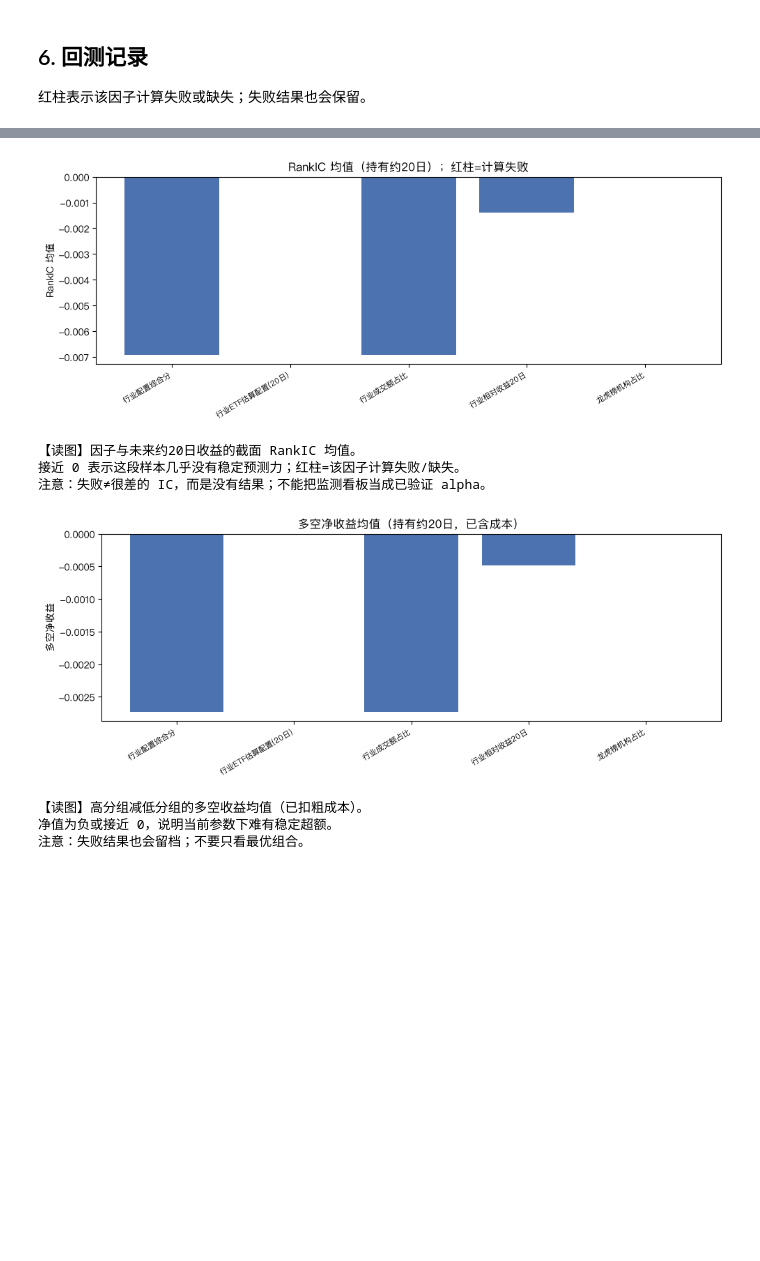
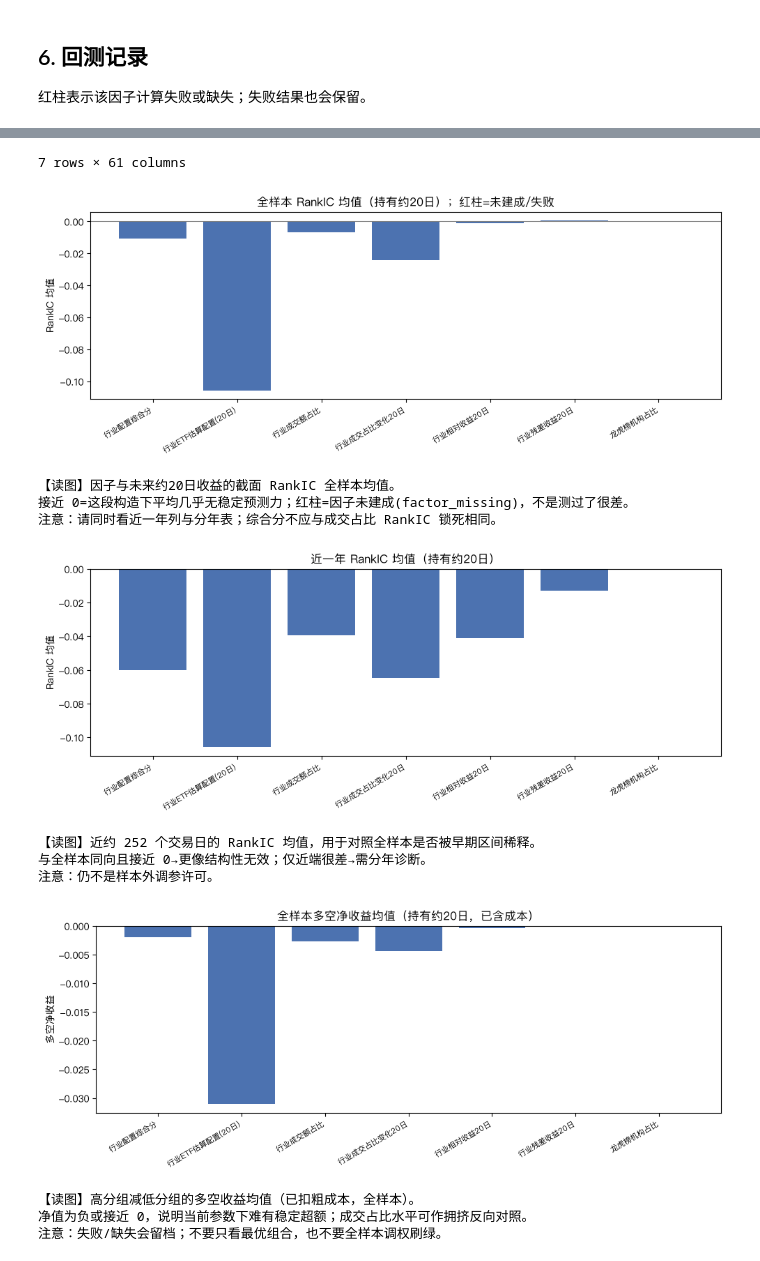
Before and after one commit to TangPiece/qlib, a Jupyter notebook: examples/alloc_v2/dashboard.ipynb, the cells around one changed output, grey strips where cells are left out. Drawn from its saved outputs; the diff is of its cells as text; code cells hidden in the pictures; blank space fills up the shorter version.

```diff
--- a/examples/alloc_v2/dashboard.ipynb
+++ b/examples/alloc_v2/dashboard.ipynb
@@ -255,11 +255,13 @@ entity 为 MARKET/NONE 且值为 0，表示共振未成立。
 红柱表示该因子计算失败或缺失；失败结果也会保留。
 # %%
 bt = swing["backtest"]
+# 区分 missing（未建成）与 evaluated（有 IC，可能接近 0）
 display(bt)
+
 fig = P.plot_backtest_bars(
     bt,
     metric="rank_ic_mean_h20",
-    title="RankIC 均值（持有约20日）；红柱=计算失败",
+    title="全样本 RankIC 均值（持有约20日）；红柱=未建成/失败",
     ylabel="RankIC 均值",
 )
 plt.show()
@@ -267,10 +269,27 @@ P.print_caption("backtest_ic")
 
 fig = P.plot_backtest_bars(
     bt,
+    metric="rank_ic_mean_h20_last252",
+    title="近一年 RankIC 均值（持有约20日）",
+    ylabel="RankIC 均值",
+)
+plt.show()
+P.print_caption("backtest_ic_last252")
+
+fig = P.plot_backtest_bars(
+    bt,
     metric="long_short_net_h20",
-    title="多空净收益均值（持有约20日，已含成本）",
+    title="全样本多空净收益均值（持有约20日，已含成本）",
     ylabel="多空净收益",
 )
 plt.show()
 P.print_caption("backtest_ls")
+
+bt_year = swing.get("backtest_ic_by_year", pd.DataFrame())
+if bt_year is not None and not bt_year.empty:
+    display(bt_year.tail(40))
+bt_corr = swing.get("backtest_factor_corr", pd.DataFrame())
+if bt_corr is not None and not bt_corr.empty:
+    display(bt_corr)
+    P.print_caption("backtest_corr")
 # %% [output]
@@ -283,8 +304,13 @@ P.print_caption("backtest_ls")
+7 rows × 61 columns
-[figure, old version]
+[figure, new version]
-【读图】因子与未来约20日收益的截面 RankIC 均值。
-接近 0 表示这段样本几乎没有稳定预测力；红柱=该因子计算失败/缺失。
-注意：失败≠很差的 IC，而是没有结果；不能把监测看板当成已验证 alpha。
+【读图】因子与未来约20日收益的截面 RankIC 全样本均值。
+接近 0=这段构造下平均几乎无稳定预测力；红柱=因子未建成(factor_missing)，不是测过了很差。
+注意：请同时看近一年列与分年表；综合分不应与成交占比 RankIC 锁死相同。
-[figure, old version]
+[figure, new version]
-【读图】高分组减低分组的多空收益均值（已扣粗成本）。
-净值为负或接近 0，说明当前参数下难有稳定超额。
-注意：失败结果也会留档；不要只看最优组合。
+【读图】近约 252 个交易日的 RankIC 均值，用于对照全样本是否被早期区间稀释。
+与全样本同向且接近 0→更像结构性无效；仅近端很差→需分年诊断。
+注意：仍不是样本外调参许可。
+[figure, added]
+【读图】高分组减低分组的多空收益均值（已扣粗成本，全样本）。
+净值为负或接近 0，说明当前参数下难有稳定超额；成交占比水平可作拥挤反向对照。
+注意：失败/缺失会留档；不要只看最优组合，也不要全样本调权刷绿。
```
Also changed, not shown: parts of 5 cells of this notebook, 14 other files.
